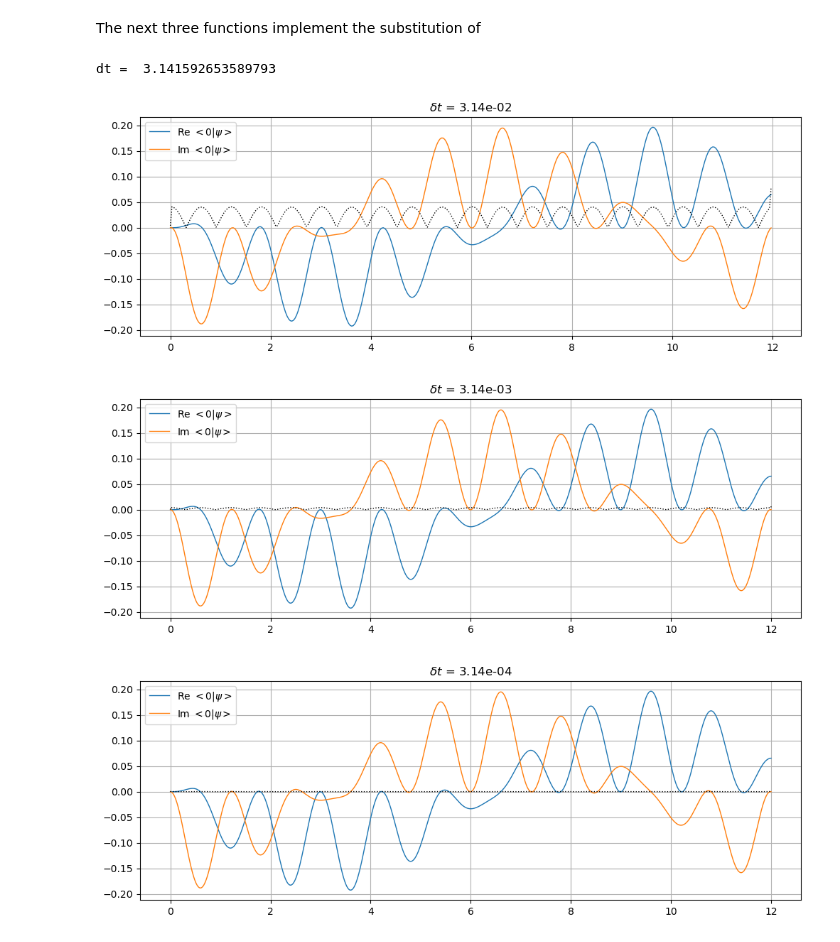
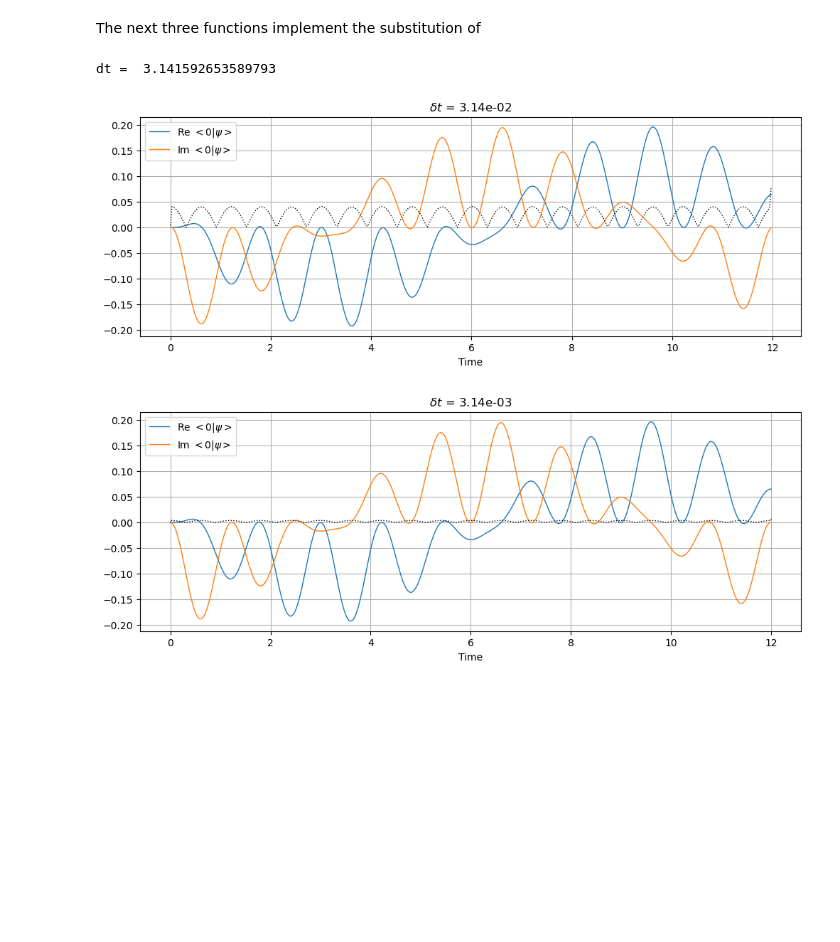
Before and after one commit to kuljitvirk/quantum, a Jupyter notebook: notebooks/TimeOrderedExp.ipynb, the cells around one changed output. Saved outputs shown, nothing was run; the diff lists cells and outputs as text; code cells hidden in the pictures; blank space fills up the shorter version.

```diff
--- a/notebooks/TimeOrderedExp.ipynb
+++ b/notebooks/TimeOrderedExp.ipynb
@@ -91,24 +91,24 @@ def EvalResidual(t, psi, E0, V0, omega):
 # %%
 T = 12
 params = E0, V0, omega = 1, 1, 20*pi/T
 Wmax = Omega(T/4, *params)
 dt = min(T, np.pi/Wmax/2)
 print('dt = ',dt)
 psi0 = np.array([0,1],dtype=complex)
 
-for dtf in [1e-2, 1e-3, 1e-4]:
+for dtf in [1e-2, 1e-3]:
     psi, t = PropagateState(psi0, T, *params, dtf * dt)
     residual = EvalResidual(t, psi, *params)
 
     fig,ax=plt.subplots(ncols=1,figsize=(12,4))
     ax.grid(True)
     ax.plot(t, psi[:,0].real, linewidth=1, label='Re $<0 | \psi>$')
     ax.plot(t, psi[:,0].imag, linewidth=1, label='Im $<0 | \psi>$')
     ax.plot(t, residual, linewidth=1, color='black',linestyle=':')
     ax.set_title('$\delta t$ = {:.2e}'.format(dt*dtf))
     ax.legend()
+    ax.set_xlabel('Time')
 # %% [output]
 dt =  3.141592653589793
-[figure, old version]
+[figure, new version]
-[figure, old version]
+[figure, new version]
-[figure, removed]
```
